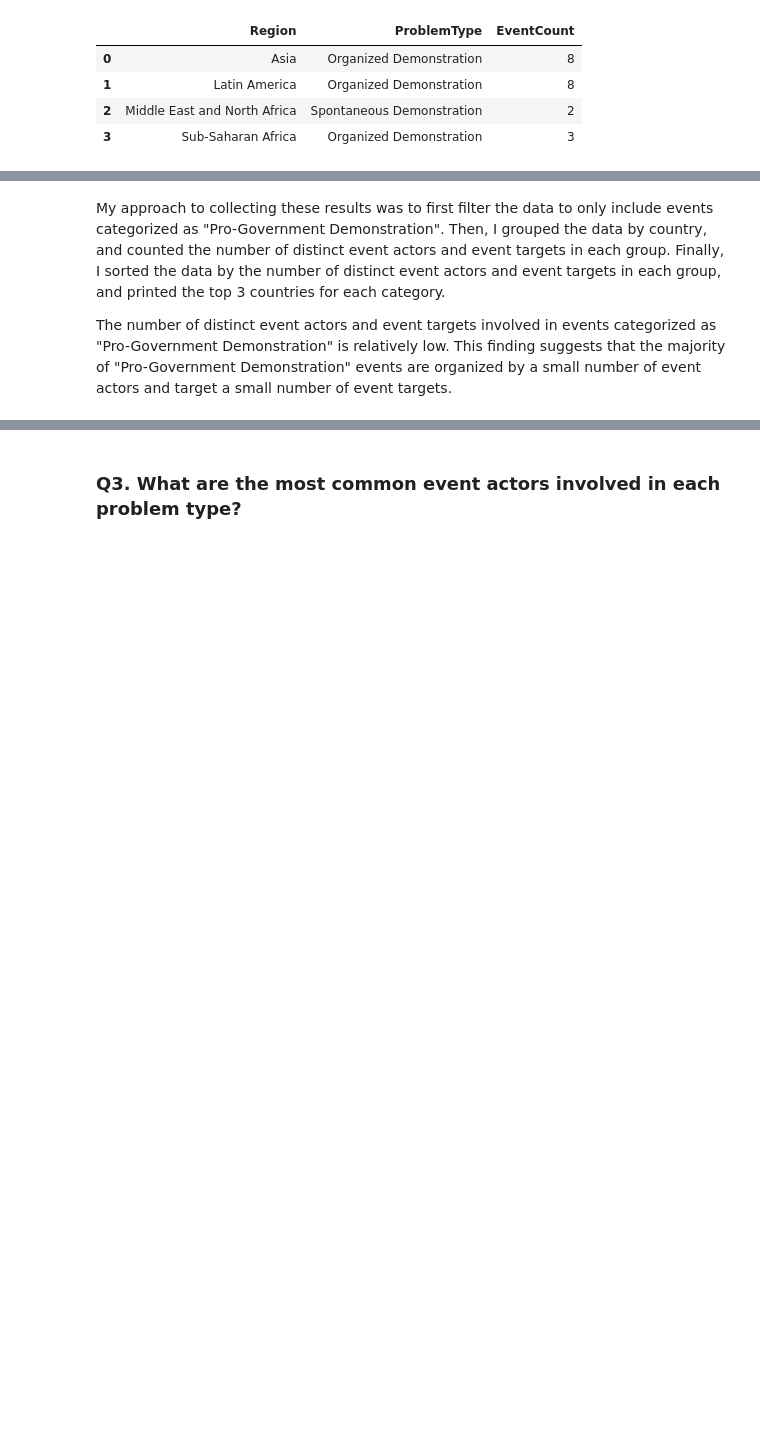
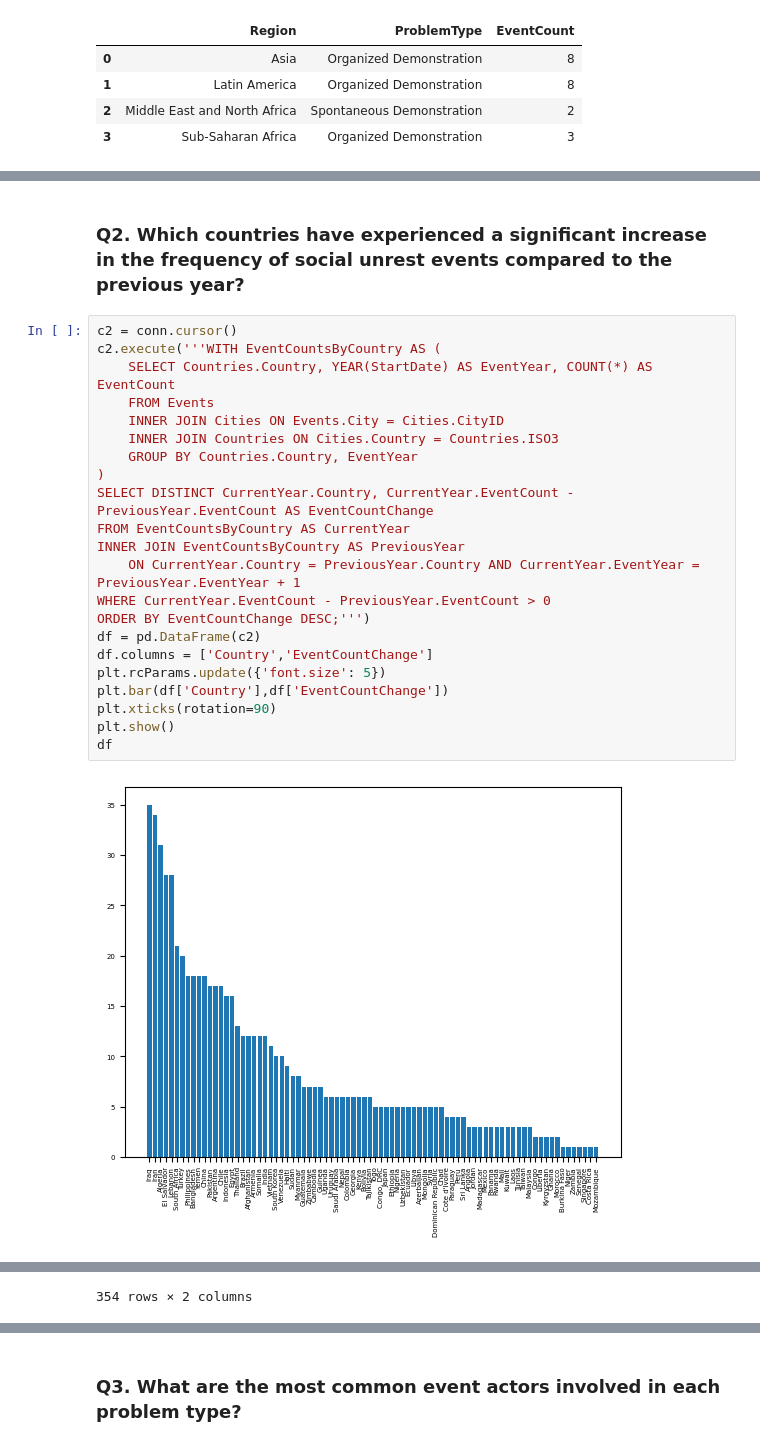
Before and after one commit to ishaansathaye/CSC365-IntroDatabaseSystems, a Jupyter notebook: labs/lab8/Lab8-isathaye.ipynb, the cells around one changed output, grey strips where cells are left out. Drawn from its saved outputs; the diff is of its cells as text; blank space fills up the shorter version.

```diff
--- a/labs/lab8/Lab8-isathaye.ipynb
+++ b/labs/lab8/Lab8-isathaye.ipynb
@@ -118,4 +74,26 @@ df
-# %% [markdown]
-My approach to collecting these results was to first filter the data to only include events categorized as "Pro-Government Demonstration". Then, I grouped the data by country, and counted the number of distinct event actors and event targets in each group. Finally, I sorted the data by the number of distinct event actors and event targets in each group, and printed the top 3 countries for each category.
-
-The number of distinct event actors and event targets involved in events categorized as "Pro-Government Demonstration" is relatively low. This finding suggests that the majority of "Pro-Government Demonstration" events are organized by a small number of event actors and target a small number of event targets.
+# %% [markdown]
+### Q2. Which countries have experienced a significant increase in the frequency of social unrest events compared to the previous year?
+# %%
+c2 = conn.cursor()
+c2.execute('''WITH EventCountsByCountry AS (
+    SELECT Countries.Country, YEAR(StartDate) AS EventYear, COUNT(*) AS EventCount
+    FROM Events
+    INNER JOIN Cities ON Events.City = Cities.CityID
+    INNER JOIN Countries ON Cities.Country = Countries.ISO3
+    GROUP BY Countries.Country, EventYear
+)
+SELECT DISTINCT CurrentYear.Country, CurrentYear.EventCount - PreviousYear.EventCount AS EventCountChange
+FROM EventCountsByCountry AS CurrentYear
+INNER JOIN EventCountsByCountry AS PreviousYear
+    ON CurrentYear.Country = PreviousYear.Country AND CurrentYear.EventYear = PreviousYear.EventYear + 1
+WHERE CurrentYear.EventCount - PreviousYear.EventCount > 0
+ORDER BY EventCountChange DESC;''')
+df = pd.DataFrame(c2)
+df.columns = ['Country','EventCountChange']
+plt.rcParams.update({'font.size': 5})
+plt.bar(df['Country'],df['EventCountChange'])
+plt.xticks(rotation=90)
+plt.show()
+df
+# %% [output]
+[figure, added]
@@ -121,0 +112 @@ The number of distinct event actors and event targets involved in events categor
+354 rows × 2 columns
```
Also changed, not shown: parts of 7 cells of this notebook.
